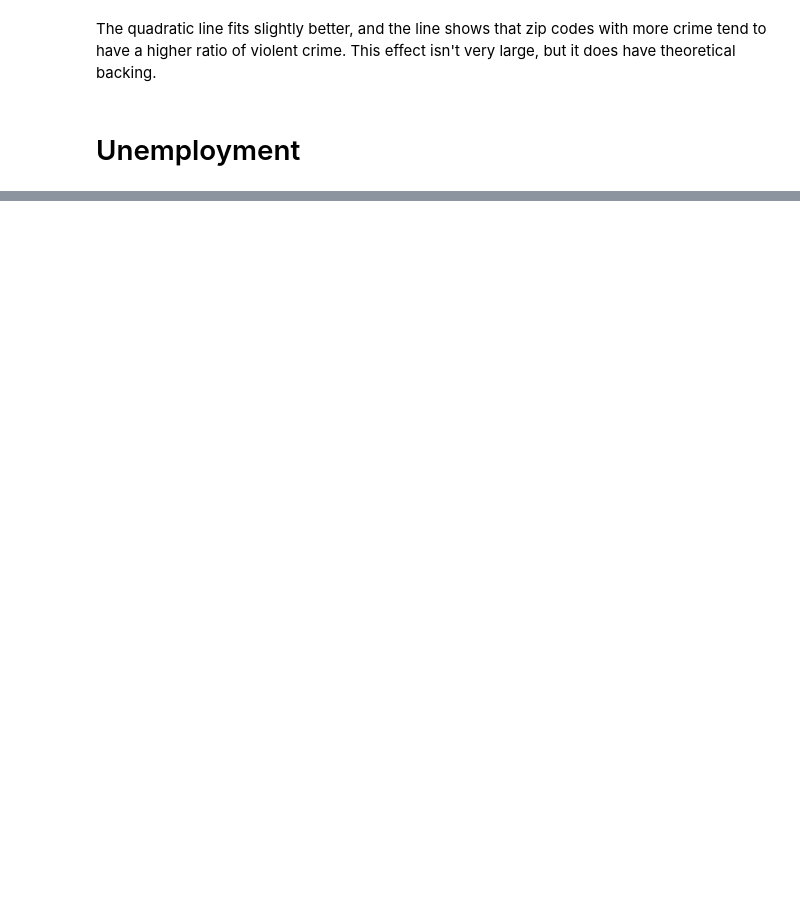
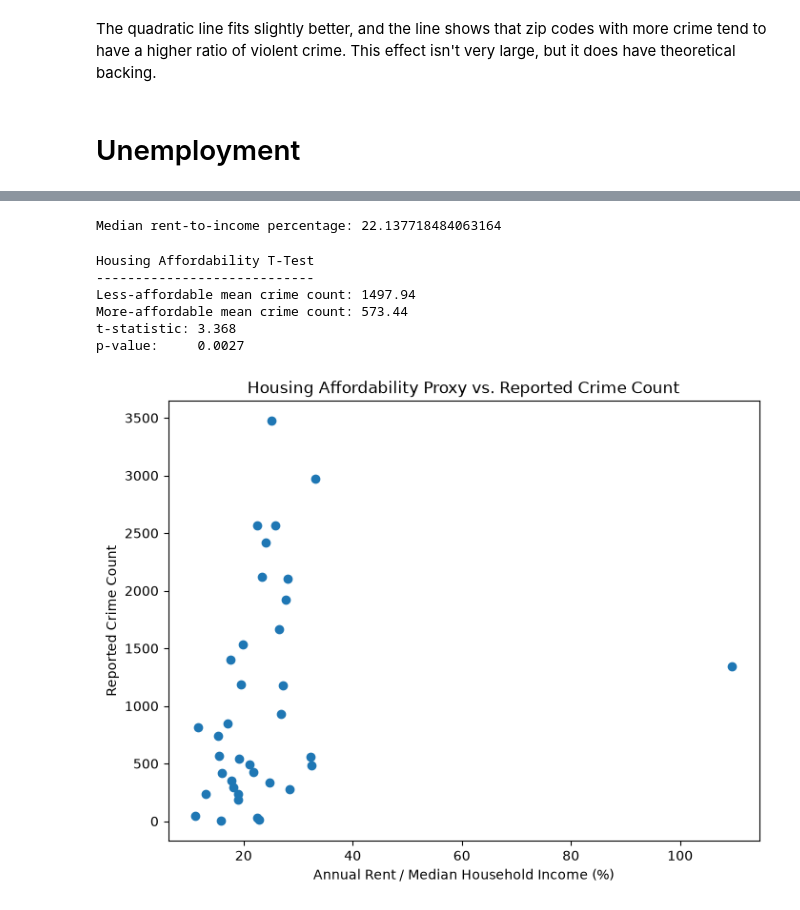
Before and after one commit to loudpugpug42/cs5830_project2, a Jupyter notebook: project2.ipynb, the cells around one changed output, grey strips where cells are left out. Drawn from its saved outputs; the diff is of its cells as text; code cells hidden in the pictures; blank space fills up the shorter version.

```diff
--- a/project2.ipynb
+++ b/project2.ipynb
@@ -135,0 +311,5 @@ plt.show()
+# %%
+analysis_df = housing_data.join(crime_counts, how="inner")
+
+print("Number of ZIP codes:", len(analysis_df))
+analysis_df.head()
@@ -135,0 +540,62 @@ plt.show()
+# %%
+affordability_median = analysis_df["Rent_to_Income_Pct"].median()
+
+analysis_df["Affordability_Group"] = np.where(
+    analysis_df["Rent_to_Income_Pct"] >= affordability_median,
+    "Less Affordable",
+    "More Affordable"
+)
+
+print("Median rent-to-income percentage:",
+      affordability_median)
+# %% [output]
+Median rent-to-income percentage: 22.137718484063164
+# %%
+less_affordable_crime = analysis_df.loc[
+    analysis_df["Affordability_Group"] == "Less Affordable",
+    "Crime_Count"
+].dropna()
+
+more_affordable_crime = analysis_df.loc[
+    analysis_df["Affordability_Group"] == "More Affordable",
+    "Crime_Count"
+].dropna()
+
+t_affordability, p_t_affordability = stats.ttest_ind(
+    less_affordable_crime,
+    more_affordable_crime,
+    equal_var=False
+)
+
+print("Housing Affordability T-Test")
+print("----------------------------")
+print(f"Less-affordable mean crime count: "
+      f"{less_affordable_crime.mean():.2f}")
+
+print(f"More-affordable mean crime count: "
+      f"{more_affordable_crime.mean():.2f}")
+
+print(f"t-statistic: {t_affordability:.3f}")
+print(f"p-value:     {p_t_affordability:.4f}")
+# %% [output]
+Housing Affordability T-Test
+----------------------------
+Less-affordable mean crime count: 1497.94
+More-affordable mean crime count: 573.44
+t-statistic: 3.368
+p-value:     0.0027
+# %%
+plt.figure(figsize=(8, 6))
+
+plt.scatter(
+    analysis_df["Rent_to_Income_Pct"],
+    analysis_df["Crime_Count"]
+)
+
+plt.xlabel("Annual Rent / Median Household Income (%)")
+plt.ylabel("Reported Crime Count")
+plt.title("Housing Affordability Proxy vs. Reported Crime Count")
+
+plt.show()
+# %% [output]
+[figure, added]
```
Also changed, not shown: parts of 28 cells of this notebook.
